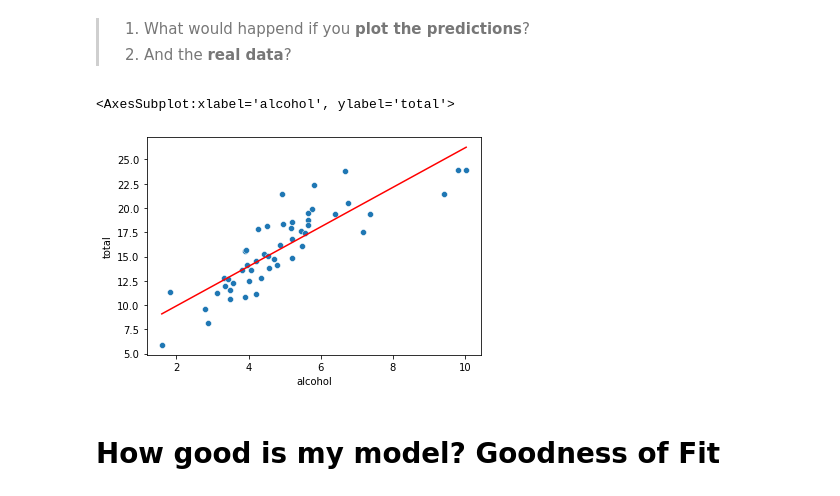
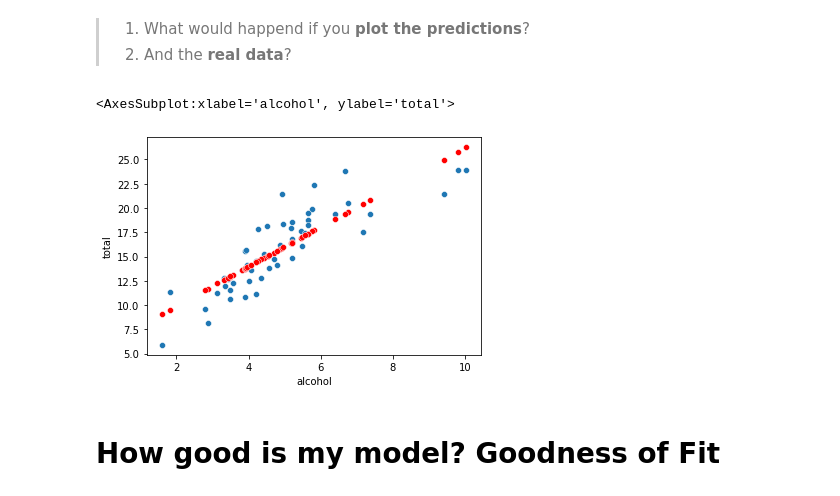
Before and after one commit to jesusmartinezprofesor/machine-learning-program, a Jupyter notebook: #03. Machine Learning & Linear Regression/03session.ipynb, the cells around one changed output. Cells and saved outputs as stored; diff of their text form; code cells hidden in the pictures.

```diff
--- a/#03. Machine Learning & Linear Regression/03session.ipynb
+++ b/#03. Machine Learning & Linear Regression/03session.ipynb
@@ -294,10 +290,10 @@ pred = model.predict(X=df[['alcohol']])
 > 2. And the **real data**?
 # %%
 sns.scatterplot(x='alcohol', y='total', data=df)
-sns.lineplot(x='alcohol', y=pred, data=df, color='red')
+sns.scatterplot(x='alcohol', y=pred, data=df, color='red')
 # %% [output]
 <AxesSubplot:xlabel='alcohol', ylabel='total'>
-[figure, old version]
+[figure, new version]
 # %% [markdown]
 # How good is my model? **Goodness of Fit**
 # %% [markdown]
```
Also changed, not shown: parts of 17 cells of this notebook, 7 other files.
